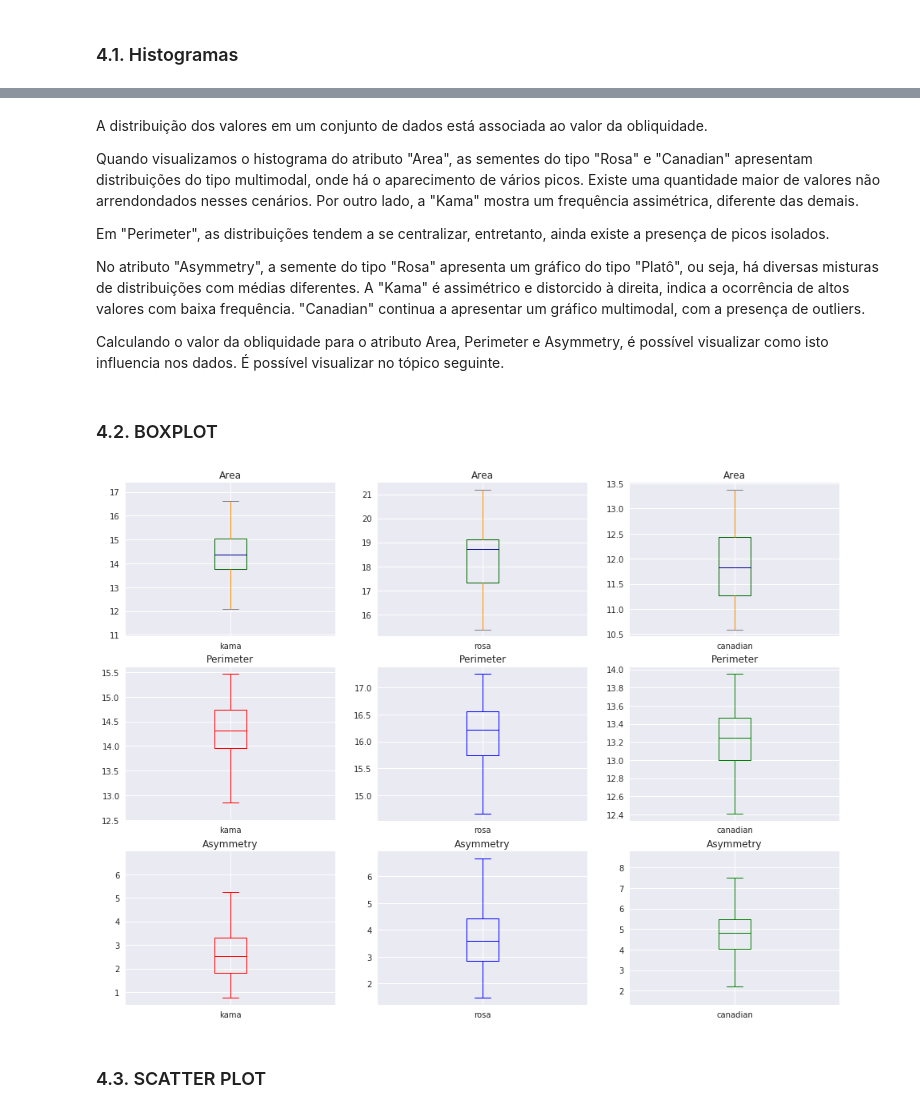
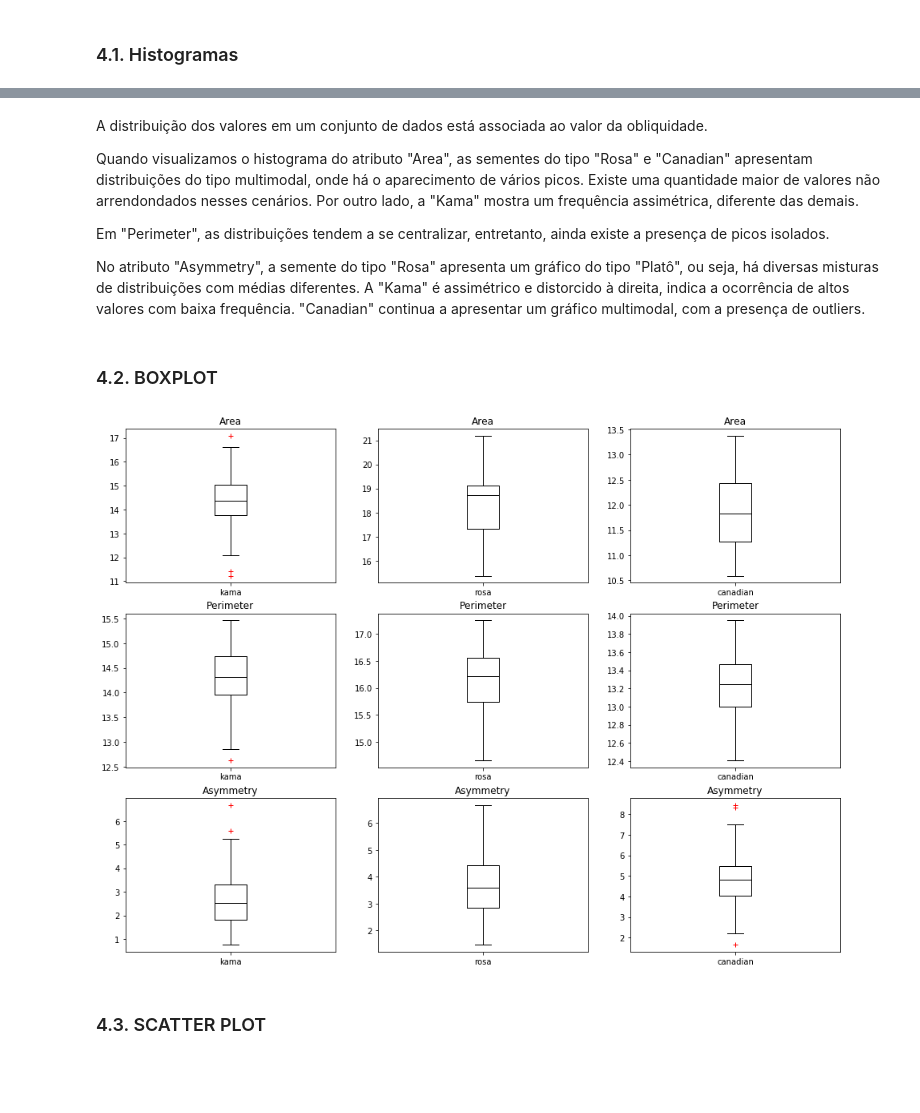
Before and after one commit to julianyraiol/RNA-Works, a Jupyter notebook: Projeto_4/develop/analise/analise.ipynb, the cells around one changed output, grey strips where cells are left out. Saved outputs shown, nothing was run; the diff lists cells and outputs as text; code cells hidden in the pictures; blank space fills up the shorter version.

Commit message:
Corrigindo informações e melhorando a visualização

```diff
--- a/Projeto_4/develop/analise/analise.ipynb
+++ b/Projeto_4/develop/analise/analise.ipynb
@@ -28,9 +23,6 @@ Esta análise visa responder:
 import pandas as pd
 from pandas.tools.plotting import parallel_coordinates
 import matplotlib.pyplot as plt
-import seaborn as sns
-
-sns.set()
 # %% [markdown]
 ## 1. Carregando o conjunto de dados
 # %%
@@ -289,45 +281,40 @@ Quando visualizamos o histograma do atributo "Area", as sementes do tipo "Rosa"
 Em "Perimeter", as distribuições tendem a se centralizar, entretanto, ainda existe a presença de picos isolados.
 
 No atributo "Asymmetry", a semente do tipo "Rosa" apresenta um gráfico do tipo "Platô", ou seja, há diversas misturas de distribuições com médias diferentes. A "Kama" é assimétrico e distorcido à direita, indica a ocorrência de altos valores com baixa frequência. "Canadian" continua a apresentar um gráfico multimodal, com a presença de outliers.
-
-Calculando o valor da obliquidade para o atributo Area, Perimeter e Asymmetry, é possível visualizar como isto influencia nos dados. É possível visualizar no tópico seguinte.
 # %% [markdown]
 ### 4.2. BOXPLOT
 # %%
 fig,ax=plt.subplots(3,3,figsize=(16, 12))
 
-color = dict(boxes='DarkGreen', whiskers='DarkOrange',
-             medians='DarkBlue', caps='Gray')
-
 # boxplot do atributo Area
-kama.Area.plot(kind="box", ax=ax[0][0],label="kama",color =color,sym='r+', fontsize=10)
-rosa.Area.plot(kind="box", ax=ax[0][1],label="rosa",color=color,sym='r+', fontsize=10)
-canadian.Area.plot( kind="box",ax=ax[0][2],label="canadian",color=color,sym='r+', fontsize=10)
+kama.Area.plot(kind="box", ax=ax[0][0],label="kama",color ='k',sym='r+', fontsize=10)
+rosa.Area.plot(kind="box", ax=ax[0][1],label="rosa",color='k',sym='r+', fontsize=10)
+canadian.Area.plot( kind="box",ax=ax[0][2],label="canadian",color='k',sym='r+', fontsize=10)
 
 # boxplot do atributo Perimeter
-kama.Perimeter.plot(kind="box", ax=ax[1][0],label="kama",color ='r',fontsize=10)
-rosa.Perimeter.plot(kind="box", ax=ax[1][1],label="rosa",color='b',fontsize=10)
-canadian.Perimeter.plot( kind="box",ax=ax[1][2],label="canadian",color='g',fontsize=10)
+kama.Perimeter.plot(kind="box", ax=ax[1][0],label="kama",color ='k',sym='r+',fontsize=10)
+rosa.Perimeter.plot(kind="box", ax=ax[1][1],label="rosa",color='k',sym='r+',fontsize=10)
+canadian.Perimeter.plot( kind="box",ax=ax[1][2],label="canadian",color='k',sym='r+',fontsize=10)
 
 # boxplot do atributo Asymmetry
-kama.Asymmetry.plot(kind="box", ax=ax[2][0],label="kama",color ='r',fontsize=10)
-rosa.Asymmetry.plot(kind="box", ax=ax[2][1],label="rosa",color='b',fontsize=10)
-canadian.Asymmetry.plot( kind="box",ax=ax[2][2],label="canadian",color='g',fontsize=10)
+kama.Asymmetry.plot(kind="box", ax=ax[2][0],label="kama",color ='k',sym='r+',fontsize=10)
+rosa.Asymmetry.plot(kind="box", ax=ax[2][1],label="rosa",color='k',sym='r+',fontsize=10)
+canadian.Asymmetry.plot( kind="box",ax=ax[2][2],label="canadian",color='k',sym='r+',fontsize=10)
 
 ax[0][0].set(title='Area')
 ax[0][1].set(title='Area')
 ax[0][2].set(title='Area')
 ax[1][0].set(title='Perimeter')
 ax[1][1].set(title='Perimeter')
 ax[1][2].set(title='Perimeter')
 ax[2][0].set(title='Asymmetry')
 ax[2][1].set(title='Asymmetry')
 ax[2][2].set(title='Asymmetry')
 
 plt.savefig('boxplot.png')
 plt.show()
 # %% [output]
-[figure, old version]
+[figure, new version]
 # %% [markdown]
 ### 4.3. SCATTER PLOT
 # %%
```
Also changed, not shown: parts of 4 cells of this notebook, 2 other files.
